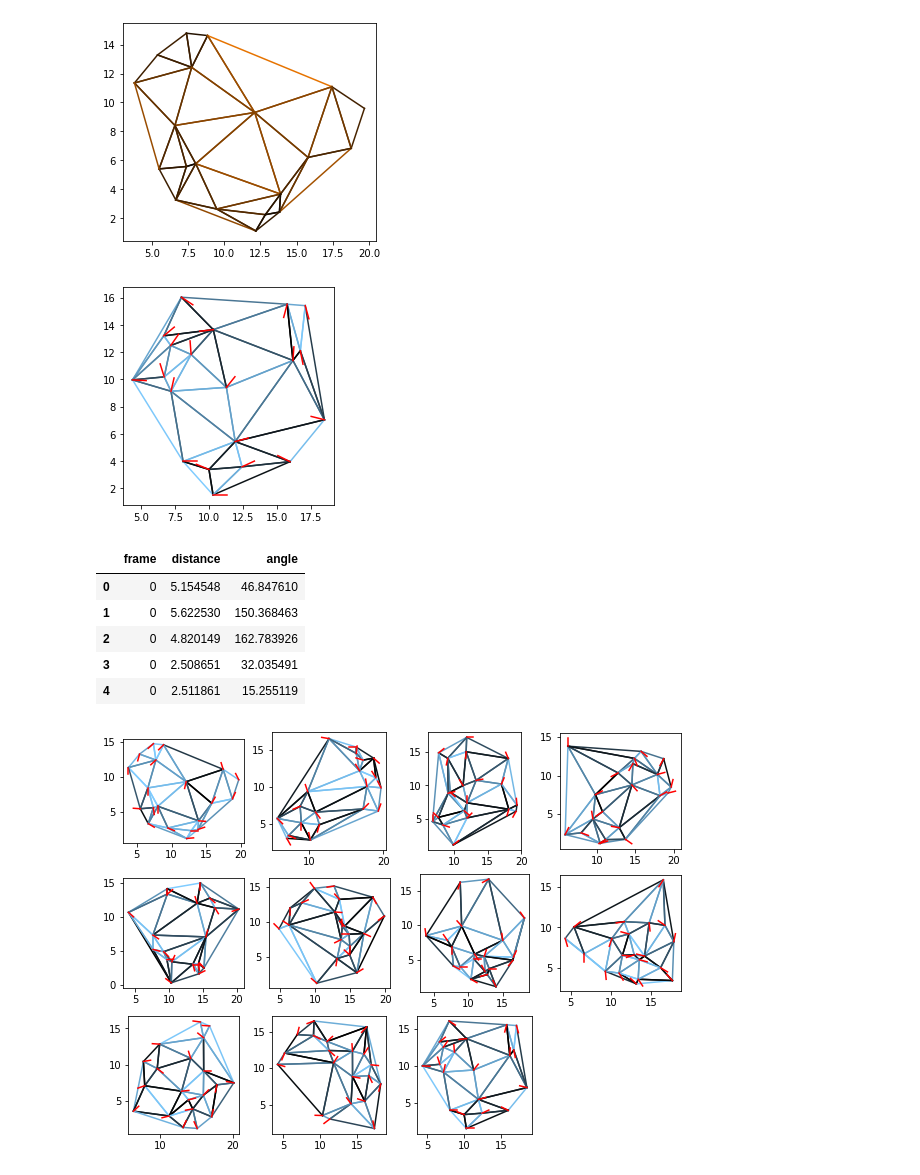
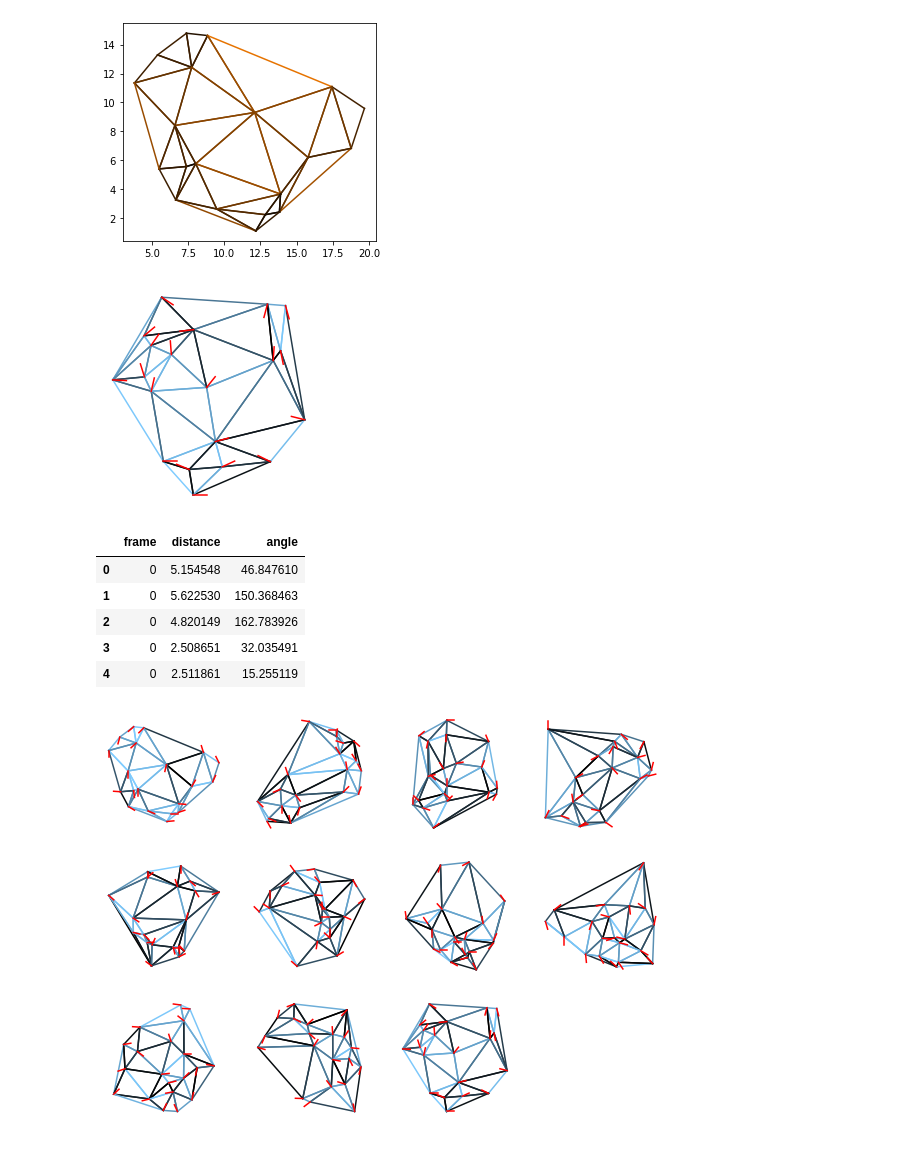
Before and after one commit to khakhalin/Xenopus-Behavior, a Jupyter notebook: 01 Schooling/Schooling playground.ipynb, the cells around one changed output. Cells and saved outputs as stored; diff of their text form; code cells hidden in the pictures.

```diff
--- a/01 Schooling/Schooling playground.ipynb
+++ b/01 Schooling/Schooling playground.ipynb
@@ -77,28 +77,29 @@ ax.set_aspect('equal')
 # %%
 def findAngles(tails,pairs):
     '''Angles between pairs of tadpoles'''
     norms = [np.linalg.norm(tails[i,]) for i in range(tails.shape[0])]
     a = [np.arccos(np.dot(tails[p[0],],tails[p[1],])/(norms[p[0]]*norms[p[1]])) for p in pairs]
     return np.array(a)
 
 def niceTadFigure(ax,pairs,xy,tails,ang):
     for i in range(len(pairs)):
         p = pairs[i]
         #ax.plot([xy[p[0],0] , xy[p[1],0]],[xy[p[0],1] , xy[p[1],1]]) # Point
         ax.plot(*([xy[p[i],_] for i in range(2)] for _ in range(2)),
                 color=np.array([0.5,0.8,1])*(1-ang[i]/max(ang)))
     for i in range(xy.shape[0]):
         nm = np.linalg.norm(tails[i,])
         ax.plot(xy[i,0]+[0,tails[i,0]/nm], xy[i,1]+[0,tails[i,1]/nm] , '-',color='red')
     ax.set_aspect('equal')
+    ax.axis('off')
 
 ang = findAngles(tails,pairs)
 
 fig = plt.figure()
 ax = fig.add_subplot(111)
 niceTadFigure(ax,pairs,xy,tails,ang)
 # %% [output]
-[figure, old version]
+[figure, new version]
 # %%
 # Now analyze everything, and populate a data frame
 def processEverything(d):
@@ -128,4 +129,4 @@ out.head(5)
 | 2 | 0 | 4.820149 | 162.783926 |
 | 3 | 0 | 2.508651 | 32.035491 |
 | 4 | 0 | 2.511861 | 15.255119 |
-[figure, old version]
+[figure, new version]
```
Also changed, not shown: parts of 1 cell of this notebook.
